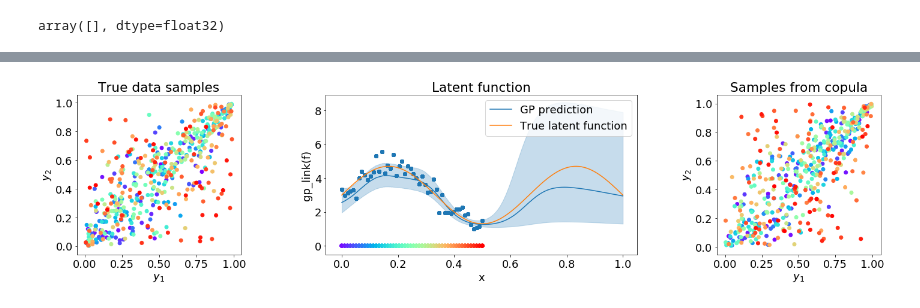
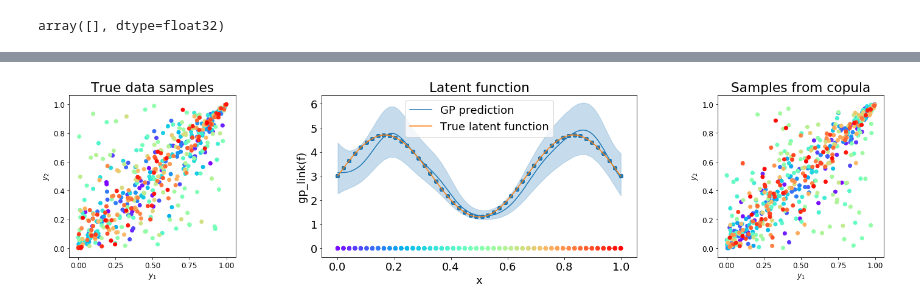
Before and after one commit to NinelK/CopulaGP, a Jupyter notebook: Copula_nopyro.ipynb, the cells around one changed output, grey strips where cells are left out. Drawn from its saved outputs; the diff is of its cells as text; code cells hidden in the pictures.

```diff
--- a/Copula_nopyro.ipynb
+++ b/Copula_nopyro.ipynb
@@ -35,11 +35,11 @@ from gpytorch.distributions import base_distributions
 
 NSamp = int(50)
 
-X = np.linspace(0.,.5,NSamp)
+X = np.linspace(0.,1.0,NSamp)
 
 fig, (lambdaf, samples) = plt.subplots(1,2,figsize=(10,4))
 
-scales = np.clip([scale(x) for x in X]+0.4*base_distributions.Normal(0,1).sample(torch.Size([NSamp])).numpy(),1,20)
+scales = np.clip([scale(x) for x in X]+0.0*base_distributions.Normal(0,1).sample(torch.Size([NSamp])).numpy(),1,20)
 #scales = 0.8 - 0.5 * (np.random.rand(len(X))<0.5)
 rep = 10
 scales = np.repeat(scales,rep,axis=0)
@@ -75,5 +75,5 @@ Y[Y==1]
 array([], dtype=float32)
 # %%
 #convert numpy data to tensors (optionally on GPU)
-train_x = torch.tensor(X).float().cuda(device=1)
-train_y = torch.tensor(Y).float().cuda(device=1)
+train_x = torch.tensor(X).float().cuda(device=0)
+train_y = torch.tensor(Y).float().cuda(device=0)
@@ -274,7 +83,7 @@ grid_size = 128
 
 #model = GPInferenceModel(train_x, GaussianCopula_Likelihood()).cuda(device=0)
 #likelihood = GaussianCopula_Likelihood().cuda(device=0)
-model = myKISS_GPInferenceModel(GumbelCopula_Likelihood(), prior_rbf_length=0.1, grid_size=grid_size).cuda(device=1)
+model = KISS_GPInferenceModel(GumbelCopula_Likelihood(), prior_rbf_length=0.1, grid_size=grid_size).cuda(device=0)
 # %%
 #model.likelihood.noise = 1e-4
 # %%
@@ -397,7 +208,7 @@ fig.show()
 # define test set (optionally on GPU)
 denser = 1 # make test set 2 times denser then the training set
 testX = np.linspace(0,1,denser*NSamp)
-test_x = torch.tensor(testX).float().cuda(device=1)
+test_x = torch.tensor(testX).float().cuda(device=0)
 # %%
 # visualize the result
 fig, (true, nul0, nul, sim) = plt.subplots(1,4,figsize=(24, 4.9))
@@ -424,32 +235,33 @@ lower, upper = output.confidence_region()
 func.fill_between(testX, gplink(lower).detach().cpu().numpy(),
                 gplink(upper).detach().cpu().numpy(), color=line.get_color(), alpha=0.25)
 
 func.plot(testX,scale(testX), label = 'True latent function')
 func.scatter(X,np.zeros_like(X),color=colors)
 func.scatter(X,scales)
 func.set_xlabel('x')
 func.set_ylabel('gp_link(f)')
 func.set_title('Latent function')
 func.legend()
 
 # sample from p(y|D,x) = \int p(y|f) p(f|D,x) (doubly stochastic)
 with gpytorch.settings.num_likelihood_samples(1):
-    Y_sim = model.likelihood(model(train_x)).rsample().cpu().detach().numpy()
+    test_y = model.likelihood(model(train_x)).rsample()
+    Y_sim = test_y.cpu().detach().numpy()
 #model() -- returns GP (Multivariate normal) without noise
 #model.likelihood(model) -- calls likelihood.marginal and adds noise (returns Multivariate normal)
 #model.likelihood.forward(samples) -- returns copula samples
 skip = 1
 true.scatter(*Y[::skip].T, label = 'True train data', color=colors[::skip])
 sim.scatter(*Y_sim[...,::skip].T, label = 'Sample from the model', color=colors[::skip])
 for ax in [sim,true]:
     ax.set_xlabel('$y_1$')
     ax.set_ylabel('$y_2$')
 sim.set_title('Samples from copula')
 true.set_title('True data samples')
 # samp.legend()
 
 plt.subplots_adjust(wspace=0.3)
 
 #plt.savefig('poster_img/gp.svg')
 # %% [output]
-[figure, old version]
+[figure, new version]
```
Also changed, not shown: parts of 9 cells of this notebook, 4 other files.
